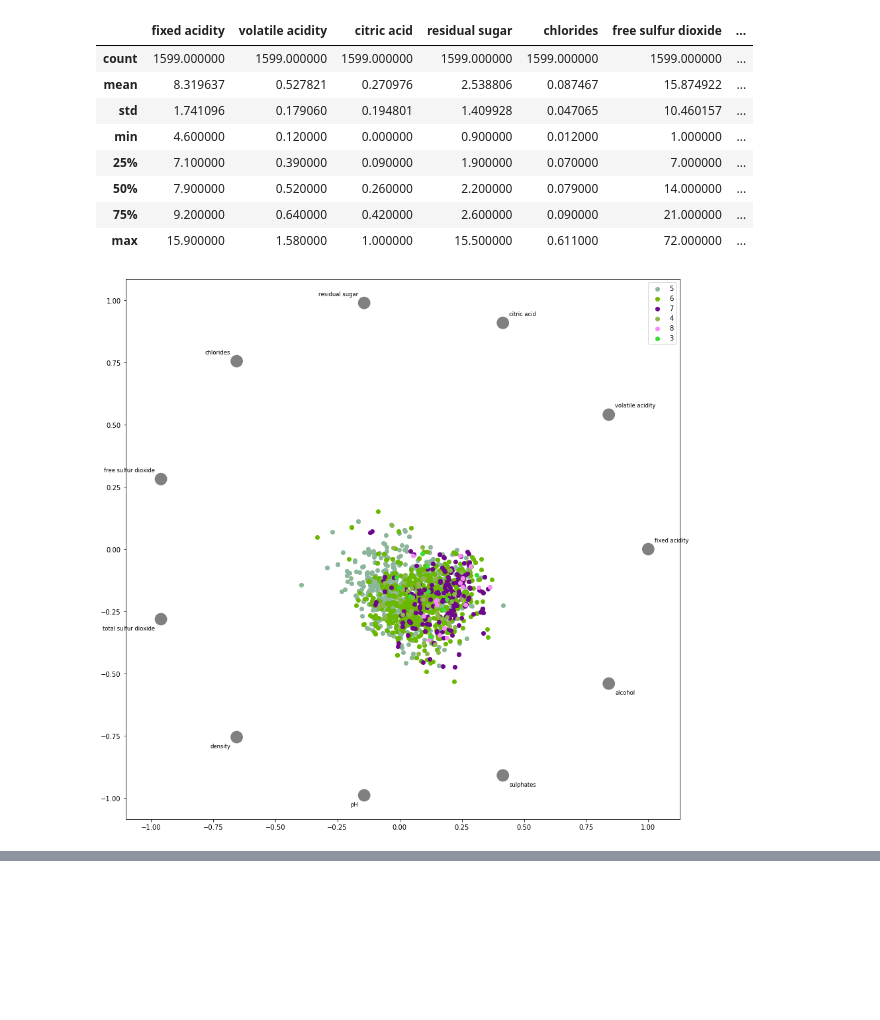
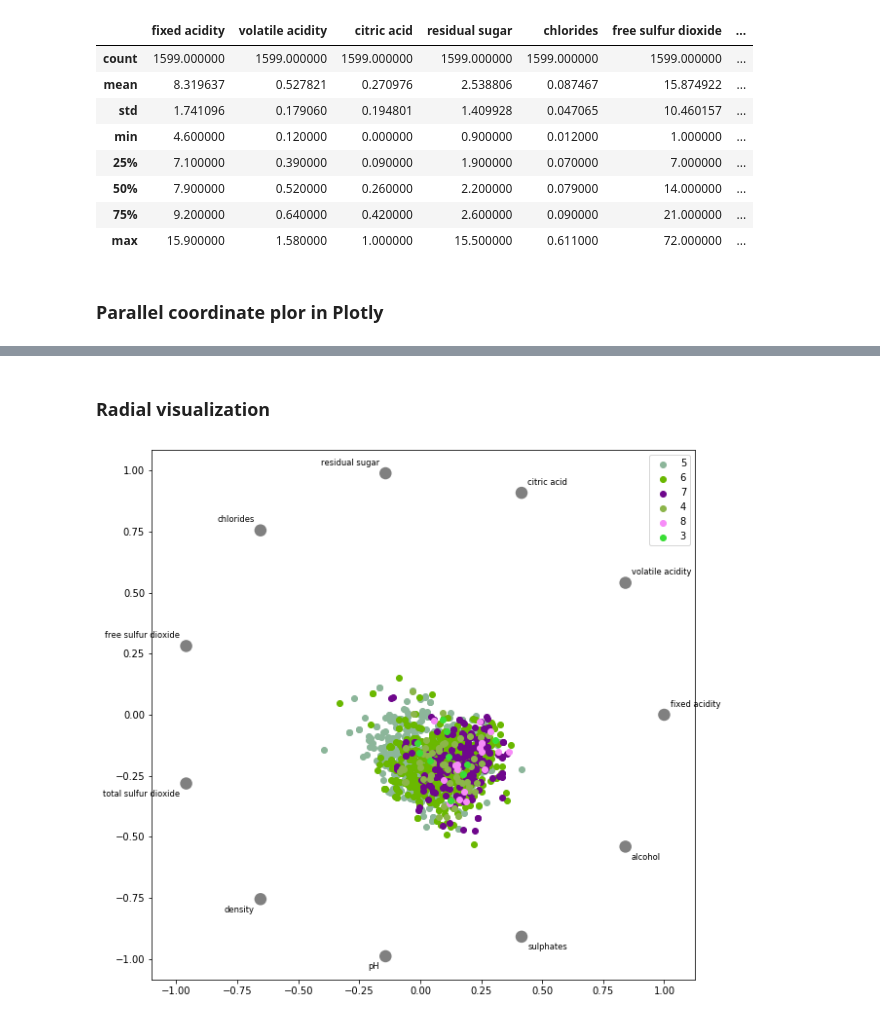
Before and after one commit to eacunafer/Data-Mining-Machine-Learning-subgraduado-, a Jupyter notebook: notebooks/visual3e.ipynb, the cells around one changed output, grey strips where cells are left out. Cells and saved outputs as stored; diff of their text form; code cells hidden in the pictures; blank space fills up the shorter version.

```diff
--- a/notebooks/visual3e.ipynb
+++ b/notebooks/visual3e.ipynb
@@ -30,12 +30,8 @@ wine_data.describe()
 | 50% | 7.900000 | 0.520000 | 0.260000 | 2.200000 | 0.079000 | 14.000000 | ... |
 | 75% | 9.200000 | 0.640000 | 0.420000 | 2.600000 | 0.090000 | 21.000000 | ... |
 | max | 15.900000 | 1.580000 | 1.000000 | 15.500000 | 0.611000 | 72.000000 | ... |
-# %%
-plt.figure(figsize=(15,15))
-radviz(wine_data, 'quality')
-plt.show()
-# %% [output]
-[figure, removed]
+# %% [markdown]
+### Parallel coordinate plor in Plotly
 # %%
 import plotly
 import plotly.graph_objs as go
@@ -84,3 +80,11 @@ fig = go.Figure(data = data, layout = layout)
 plotly.offline.iplot(fig, filename = 'parcoords-basic')
 # %% [output]
 [interactive output not drawn]
+# %% [markdown]
+### Radial visualization
+# %%
+plt.figure(figsize=(10,10))
+radviz(wine_data, 'quality')
+plt.show()
+# %% [output]
+[figure, added]
```
Also changed, not shown: parts of 2 cells of this notebook, 2 other files.
